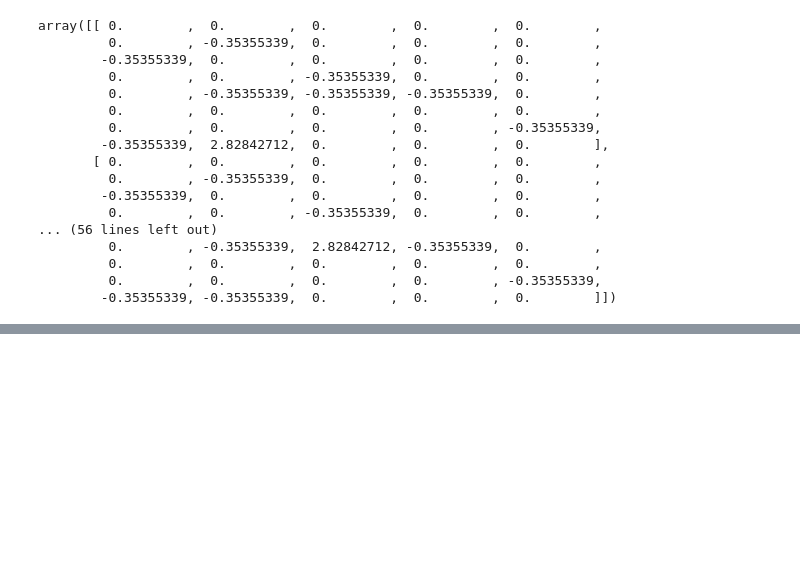
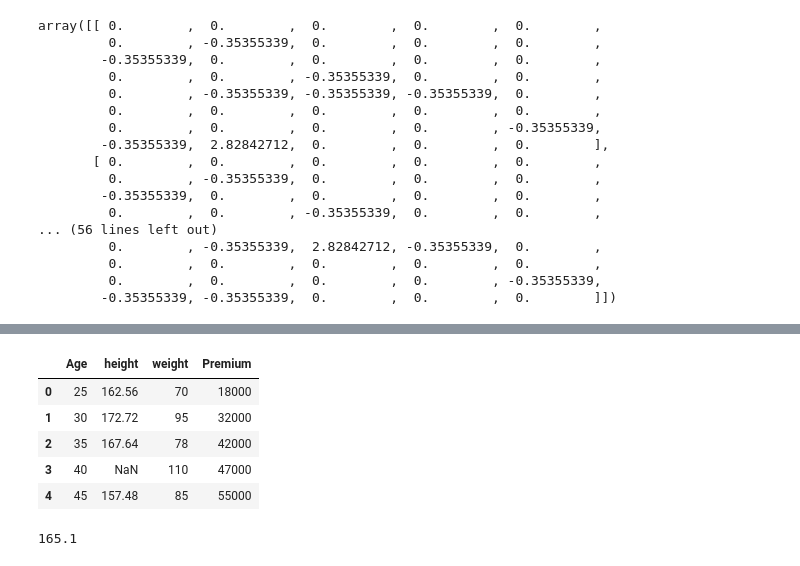
Before and after one commit to chandel2023/html_css_ml_pro, a Jupyter notebook: machine learning course.ipynb, the cells around one changed output, grey strips where cells are left out. Saved outputs shown, nothing was run; the diff lists cells and outputs as text; code cells hidden in the pictures; blank space fills up the shorter version.

```diff
--- a/machine learning course.ipynb
+++ b/machine learning course.ipynb
@@ -284,0 +412,11 @@ array([[ 0.        ,  0.        ,  0.        ,  0.        ,  0.        ,
+# %%
+df=pd.read_csv('insurancenew.csv')
+# %%
+df
+# %% [output]
+|  | Age | height | weight | Premium |
+| 0 | 25 | 162.56 | 70 | 18000 |
+| 1 | 30 | 172.72 | 95 | 32000 |
+| 2 | 35 | 167.64 | 78 | 42000 |
+| 3 | 40 | NaN | 110 | 47000 |
+| 4 | 45 | 157.48 | 85 | 55000 |
@@ -284,0 +428,4 @@ array([[ 0.        ,  0.        ,  0.        ,  0.        ,  0.        ,
+# %%
+mean_height
+# %% [output]
+165.1
```
Also changed, not shown: parts of 32 cells of this notebook.
